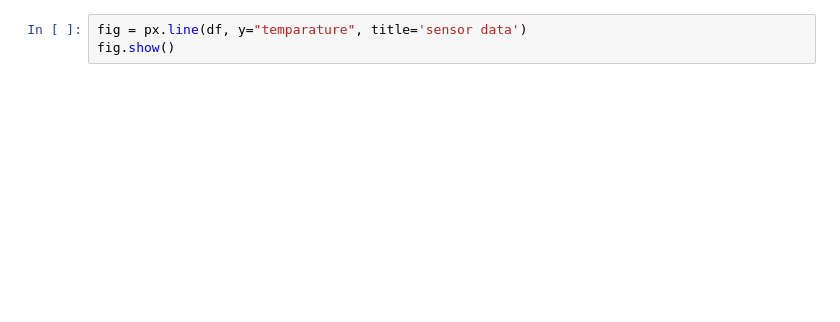
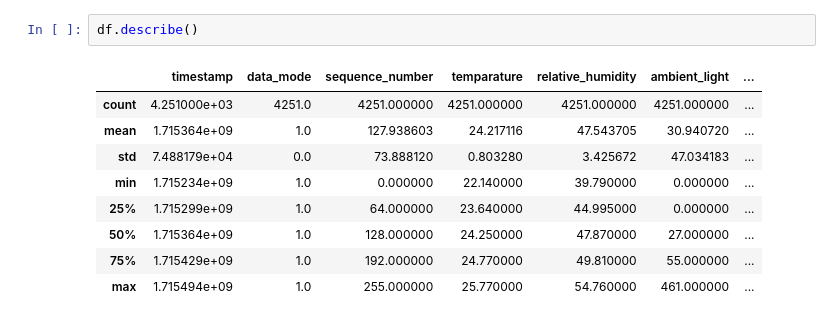
Before and after one commit to KHiraGit/suds_sig6, a Jupyter notebook: 21_plotly.ipynb, the cells around one changed output. Drawn from its saved outputs; the diff is of its cells as text; blank space fills up the shorter version.

```diff
--- a/21_plotly.ipynb
+++ b/21_plotly.ipynb
@@ -26,3 +36,12 @@ datetime
-# %%
-fig = px.line(df, y="temparature", title='sensor data')
-fig.show()
+# %%
+df.describe()
+# %% [output]
+|  | timestamp | data_mode | sequence_number | temparature | relative_humidity | ambient_light | ... |
+| count | 4.251000e+03 | 4251.0 | 4251.000000 | 4251.000000 | 4251.000000 | 4251.000000 | ... |
+| mean | 1.715364e+09 | 1.0 | 127.938603 | 24.217116 | 47.543705 | 30.940720 | ... |
+| std | 7.488179e+04 | 0.0 | 73.888120 | 0.803280 | 3.425672 | 47.034183 | ... |
+| min | 1.715234e+09 | 1.0 | 0.000000 | 22.140000 | 39.790000 | 0.000000 | ... |
+| 25% | 1.715299e+09 | 1.0 | 64.000000 | 23.640000 | 44.995000 | 0.000000 | ... |
+| 50% | 1.715364e+09 | 1.0 | 128.000000 | 24.250000 | 47.870000 | 27.000000 | ... |
+| 75% | 1.715429e+09 | 1.0 | 192.000000 | 24.770000 | 49.810000 | 55.000000 | ... |
+| max | 1.715494e+09 | 1.0 | 255.000000 | 25.770000 | 54.760000 | 461.000000 | ... |
```
Also changed, not shown: parts of 3 cells of this notebook, 4 other files.
